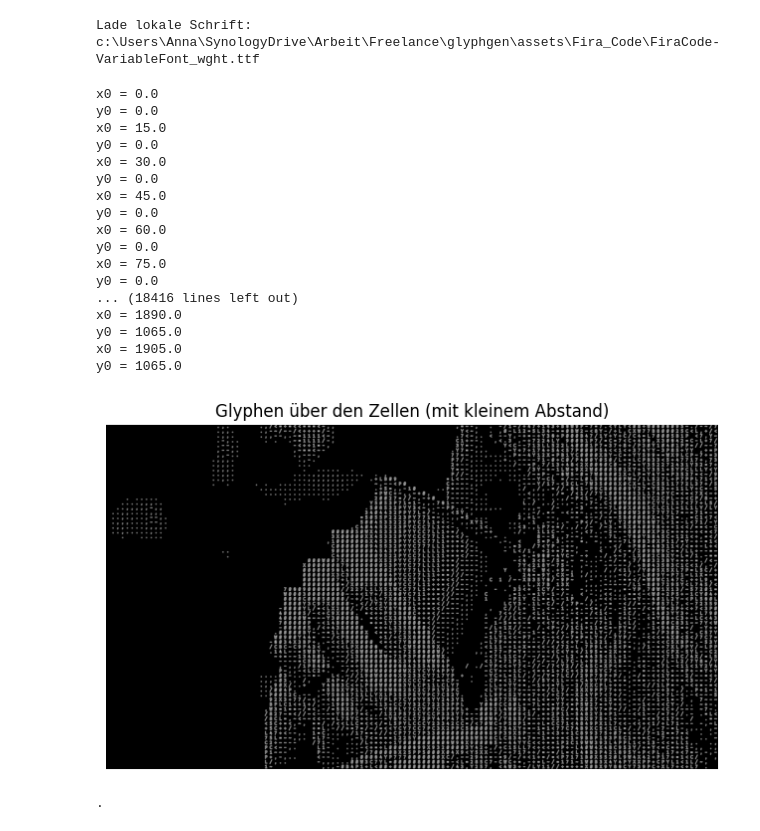
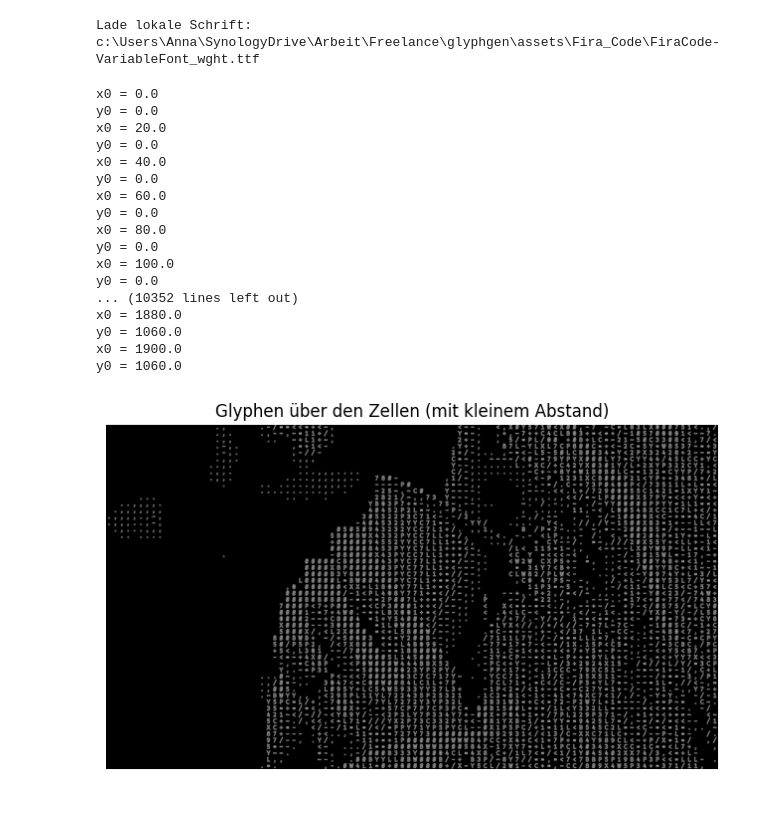
Before and after one commit to annahofbauer/glyphgen, a Jupyter notebook: notebooks/glyphgen_demo.ipynb, the cells around one changed output. Drawn from its saved outputs; the diff is of its cells as text; code cells hidden in the pictures.

```diff
--- a/notebooks/glyphgen_demo.ipynb
+++ b/notebooks/glyphgen_demo.ipynb
@@ -36,9 +21,0 @@ Helligkeit an der Stelle (20, 30) des Bildes = 0.0 von 255
-# %%
-y, x = 20, 30  # Zeile, Spalte
-
-plt.figure(figsize=(6,6))
-plt.imshow(img)
-plt.scatter(x, y, color="red", s=1, marker="o")  # roter Punkt
-plt.title(f"Markierter Pixel ({y}, {x})")
-plt.axis("off")
-plt.show()
@@ -54,7 +29,6 @@ Bildhöhe = 1080
 Bildbreite = 1920
 # %%
 # berechnent die Größe der Cluster, damit diese auch gleich verteilt sind und kein Rand entsteht
-glyph_size = 15
 cluster_y, cluster_x, cluster_height, cluster_width = clustersize(
     glyph_size, height, width
 )
@@ -99,9 +78,8 @@ plt.show()
 # %%
 # startwert setzen, z. B. 10 pixel
 
-cluster_y, cluster_x, cluster_h, cluster_w = clustersize(glyph_size, height, width)
 cluster_y, cluster_x = int(cluster_y), int(cluster_x)
-h, w = cluster_h, cluster_w
+cluster_height, cluster_width = cluster_height, cluster_width
 
-print(f"Cluster-Matrix: {cluster_y}x{cluster_x}, jede Zelle {h}x{w} Pixel")
+print(f"Cluster-Matrix: {cluster_y}x{cluster_x}, jede Zelle {cluster_height}x{cluster_width} Pixel")
 # %% [output]
@@ -109,27 +87,16 @@ Cluster-Matrix: 72x128, jede Zelle 15.0x15.0 Pixel
 # %%
 # 2D-Matrix für Glyphen (Liste von Listen)
 glyphen_matrix = [["" for _ in range(cluster_x)] for _ in range(cluster_y)]
-print(f'''glyphen_matrix in Rohform:
-{glyphen_matrix}
-''')
-print(f'range(cluster_y) = {range(cluster_y)}')
-print(f'range(cluster_x) = {range(cluster_x)}')
-print()
 
 for i in range(cluster_y):
     for j in range(cluster_x):
         helligkeiten_added = 0.0
 
         # Blockbereich in Pixelkoordinaten
-        row_start = i * h
-        print(f'Anfangspixel der {i}. Zeile = {row_start}')
-        row_end   = (i + 1) * h
-        print(f'Endpixel der {i}. Zeile = {row_end}')
-        col_start = j * w
-        print(f'Anfangspunkt der {j}. Spalte = {col_start}')
-        col_end   = (j + 1) * w
-        print(f'Endpunkt der {j}. Spalte = {col_end}')
-        print()
+        row_start = i * cluster_height
+        row_end   = (i + 1) * cluster_height
+        col_start = j * cluster_width
+        col_end   = (j + 1) * cluster_width
 
         # Durchschnittshelligkeit des Blocks
 
@@ -138,6 +105,3 @@ for i in range(cluster_y):
         # Glyph bestimmen und in die Matrix schreiben
         glyph_temp = getGlyph(cluster_helligkeit_durchschnitt)
         glyphen_matrix[i][j] = glyph_temp
-
-# Optional: als Text ausgeben (erste Zeilen als Vorschau)
-print("\n".join("".join(row) for row in glyphen_matrix[:40]))
@@ -225,45 +171,41 @@ draw = ImageDraw.Draw(overlay)
 # %%
 for i in range(cluster_y):
     for j in range(cluster_x):
         ch = glyphen_matrix[i][j] or " "
 
-        x0, y0 = j*w, i*h
+        x0, y0 = j*cluster_width, i*cluster_height
         print(f'''x0 = {x0}
 y0 = {y0}''')
-        x1, y1 = (j+1)*w, (i+1)*h
+        x1, y1 = (j+1)*cluster_width, (i+1)*cluster_height
         cx, cy = (x0 + x1) // 2, (y0 + y1) // 2
 
         # Glyph ins Zentrum zeichnen
         draw.text((cx, cy), ch, font=font,
                   fill=(0, 0, 0),
                   stroke_width=1, stroke_fill=(255, 255, 255),
                   anchor="mm")
 
 plt.figure(figsize=(8, 8 * img_with_grid.height / img_with_grid.width))
 plt.imshow(overlay)
 plt.axis("off")
 plt.title("Glyphen über den Zellen (mit kleinem Abstand)")
 plt.show()
 # %% [output]
 x0 = 0.0
 y0 = 0.0
-x0 = 15.0
+x0 = 20.0
 y0 = 0.0
-x0 = 30.0
-y0 = 0.0
-x0 = 45.0
+x0 = 40.0
 y0 = 0.0
 x0 = 60.0
 y0 = 0.0
-x0 = 75.0
+x0 = 80.0
 y0 = 0.0
-... (18416 lines left out)
-x0 = 1890.0
-y0 = 1065.0
-x0 = 1905.0
-y0 = 1065.0
+x0 = 100.0
+y0 = 0.0
+... (10352 lines left out)
+x0 = 1880.0
+y0 = 1060.0
+x0 = 1900.0
+y0 = 1060.0
-[figure, old version]
+[figure, new version]
-# %%
-print(getGlyph(10))
-# %% [output]
-.
```
Also changed, not shown: parts of 8 cells of this notebook.
